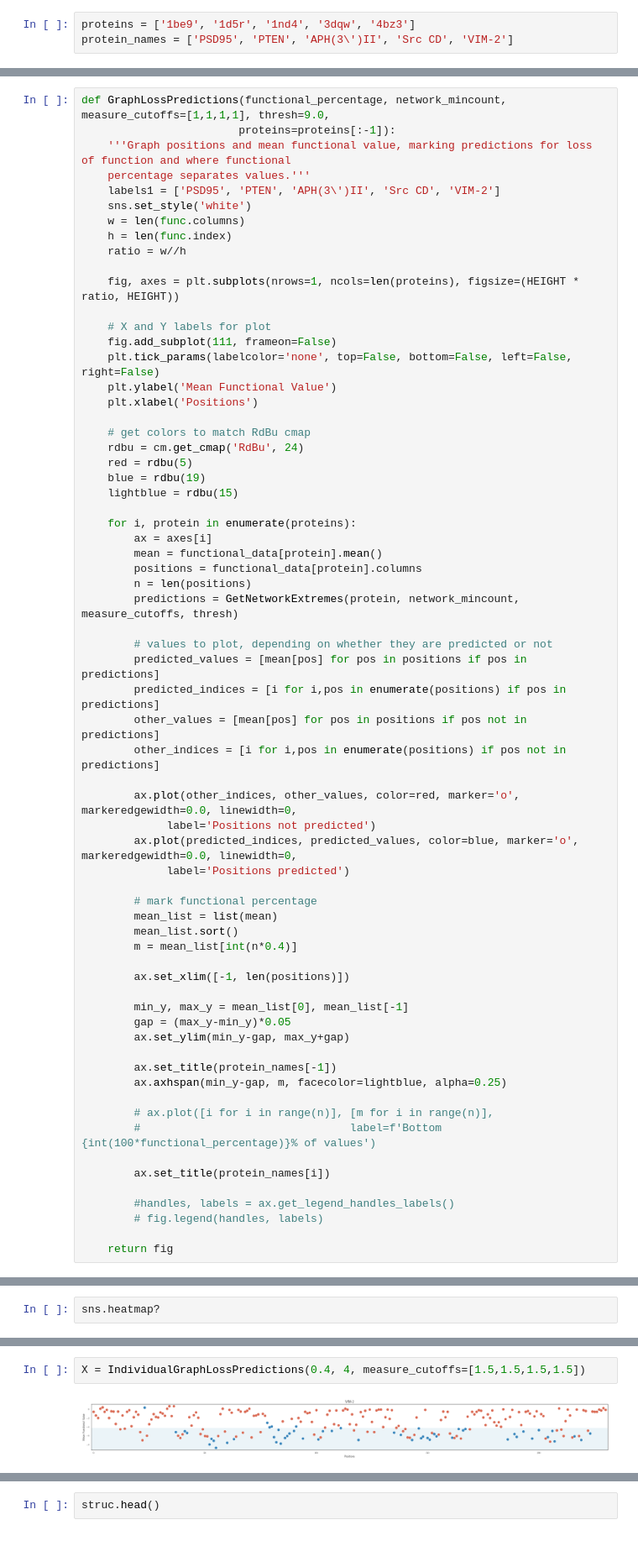
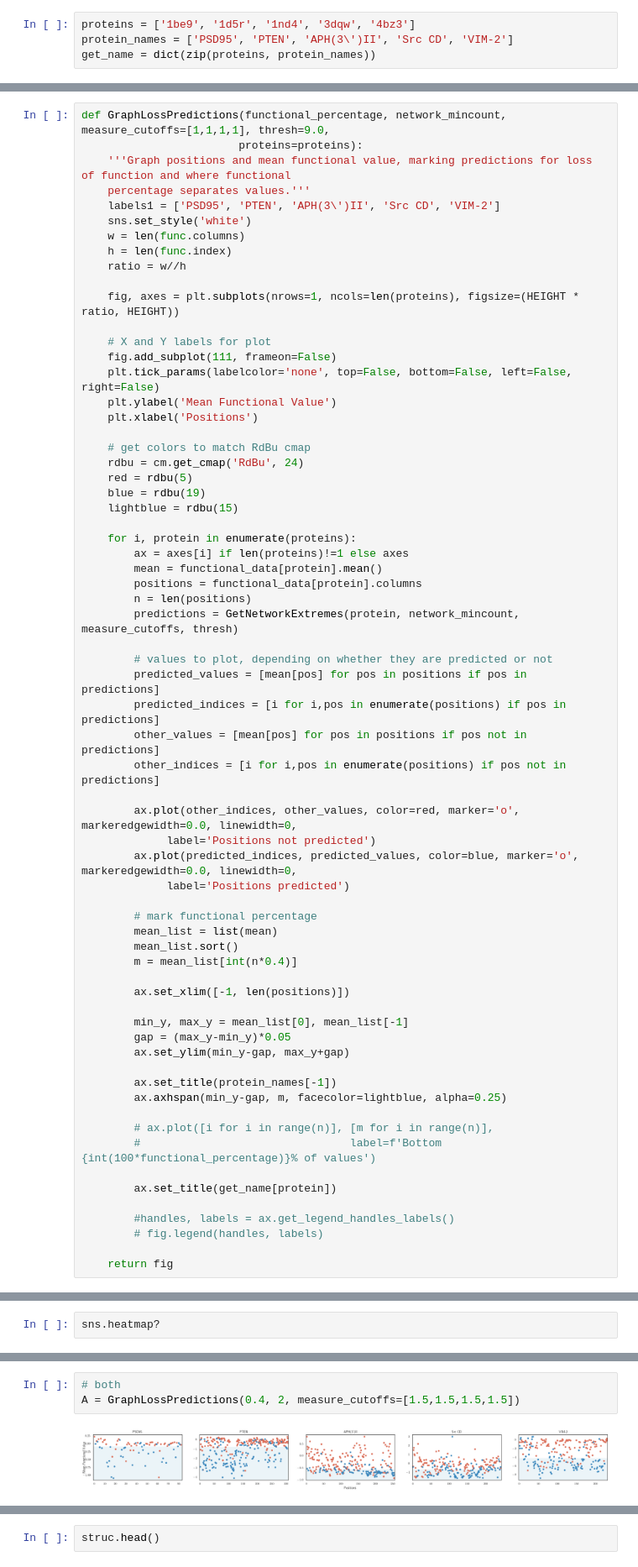
Before and after one commit to CrisSotomayor/perturbation-networks-get-data, a Jupyter notebook: figure_heatmaps.ipynb, the cells around one changed output, grey strips where cells are left out. Shown at 84% size. Saved outputs shown, nothing was run; the diff lists cells and outputs as text; blank space fills up the shorter version.

Commit message:
update figures

```diff
--- a/figure_heatmaps.ipynb
+++ b/figure_heatmaps.ipynb
@@ -22,6 +22,7 @@ HEIGHT = 3
 # %%
 proteins = ['1be9', '1d5r', '1nd4', '3dqw', '4bz3']
 protein_names = ['PSD95', 'PTEN', 'APH(3\')II', 'Src CD', 'VIM-2']
+get_name = dict(zip(proteins, protein_names))
 # %%
 data_path = join(DATA, 'structure')
 thresholds = [round(i, 1) for i in np.linspace(3, 10, 71)]
@@ -160,7 +161,7 @@ def GetNetworkExtremes(protein, mincount, measure_cutoffs, thresh=9.0):
     return set([pos for pos in positions if counter[pos] >= mincount])
 # %%
 def GraphLossPredictions(functional_percentage, network_mincount, measure_cutoffs=[1,1,1,1], thresh=9.0,
-                        proteins=proteins[:-1]):
+                        proteins=proteins):
     '''Graph positions and mean functional value, marking predictions for loss of function and where functional
     percentage separates values.'''
     labels1 = ['PSD95', 'PTEN', 'APH(3\')II', 'Src CD', 'VIM-2']
@@ -184,7 +185,7 @@ def GraphLossPredictions(functional_percentage, network_mincount, measure_cutoff
     lightblue = rdbu(15)
 
     for i, protein in enumerate(proteins):
-        ax = axes[i]
+        ax = axes[i] if len(proteins)!=1 else axes
         mean = functional_data[protein].mean()
         positions = functional_data[protein].columns
         n = len(positions)
@@ -218,7 +219,7 @@ def GraphLossPredictions(functional_percentage, network_mincount, measure_cutoff
         # ax.plot([i for i in range(n)], [m for i in range(n)],
         #                                label=f'Bottom {int(100*functional_percentage)}% of values')
 
-        ax.set_title(protein_names[i])
+        ax.set_title(get_name[protein])
 
         #handles, labels = ax.get_legend_handles_labels()
         # fig.legend(handles, labels)
@@ -339,4 +342,5 @@ PlotHeatmap(struc, save_as='figures/heatmap_struc', vmin=None, vmax=None, revers
 # %%
-X = IndividualGraphLossPredictions(0.4, 4, measure_cutoffs=[1.5,1.5,1.5,1.5])
+# both
+A = GraphLossPredictions(0.4, 2, measure_cutoffs=[1.5,1.5,1.5,1.5])
 # %% [output]
-[figure, old version]
+[figure, new version]
```
Also changed, not shown: parts of 18 cells of this notebook, 2 other files.
